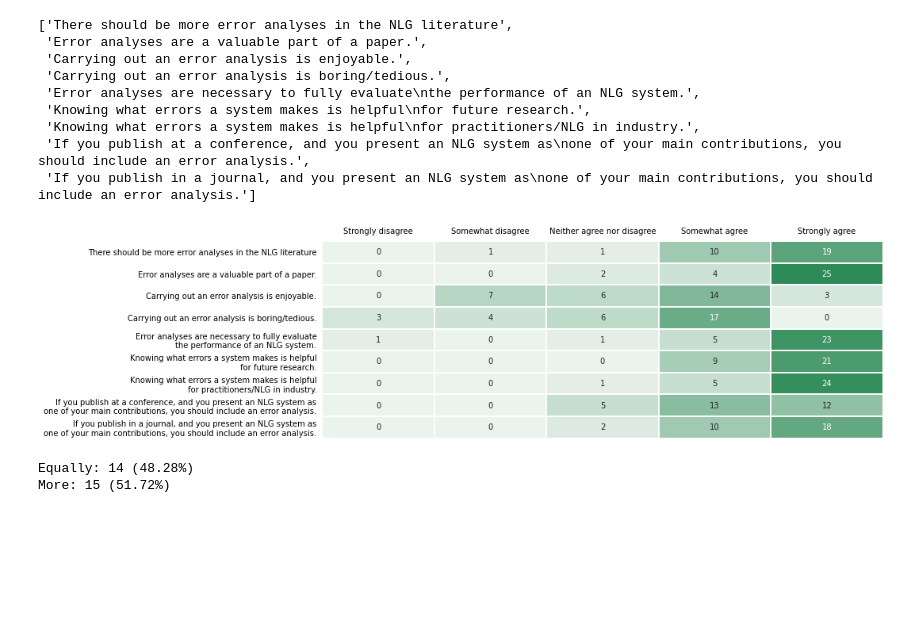
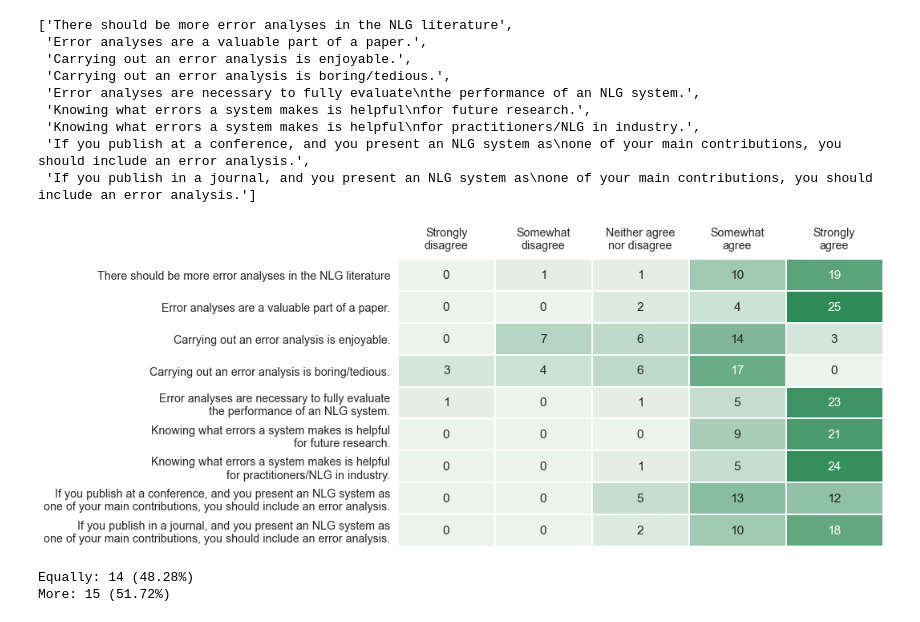
Before and after one commit to evanmiltenburg/ErrorAnalysisSurvey, a Jupyter notebook: Results/Analysis.ipynb, the cells around one changed output. Drawn from its saved outputs; the diff is of its cells as text; code cells hidden in the pictures; blank space fills up the shorter version.

```diff
--- a/Results/Analysis.ipynb
+++ b/Results/Analysis.ipynb
@@ -394,15 +420,18 @@ df = df.pivot(index='question', columns='answer', values='percentage')
 # Reorder columns:
 df = df[['Strongly disagree', 'Somewhat disagree', 'Neither agree nor disagree', 'Somewhat agree', 'Strongly agree']]
 
-plt.rcParams["figure.figsize"] = (15,4)
+plt.rcParams["figure.figsize"] = (15,4.5)
+sns.set(font_scale = 1.3)
 ax = sns.heatmap(df,cmap=sns.light_palette("seagreen", as_cmap=True),linewidth=1,cbar=False,annot=True)
-ax.xaxis.tick_top()
+#ax.xaxis.tick_top()
+
+answers = ['Strongly\ndisagree', 'Somewhat\ndisagree', 'Neither agree\nnor disagree', 'Somewhat\nagree', 'Strongly\nagree']
 plt.xticks(np.arange(5) + 0.5, labels=answers)
 plt.yticks(np.arange(9) + 0.5, labels=get_questions(16,9))
 plt.tick_params(top=False,left=False)
 plt.xlabel('')
 plt.ylabel('')
-plt.title("I would be more likely to carry out an analysis in a conference/journal paper if…", y=1.2)
+plt.title("I would be more likely to carry out an analysis in a conference/journal paper if…", y=1.05)
 plt.tight_layout()
 plt.savefig("Q16.pdf")
 # %% [output]
@@ -521,33 +543,36 @@ modified_questions
 # %%
 answers = ['Strongly disagree', 'Somewhat disagree', 'Neither agree nor disagree', 'Somewhat agree', 'Strongly agree']
 records = []
 for question, counts in underscored(18,9,consented).items():
     for answer in answers:
         percentage = 0
         if answer in counts:
             percentage = counts[answer]['number']
         record = dict(question=question, answer=answer, percentage=percentage)
         records.append(record)
 
 df = pd.DataFrame(records)
 # Pivot to make a square table:
 df = df.pivot(index='question', columns='answer', values='percentage')
 # Reorder columns:
 df = df[['Strongly disagree', 'Somewhat disagree', 'Neither agree nor disagree', 'Somewhat agree', 'Strongly agree']]
 
-plt.rcParams["figure.figsize"] = (15,4)
+plt.rcParams["figure.figsize"] = (15,6)
+sns.set(font_scale = 1.3)
 ax = sns.heatmap(df,cmap=sns.light_palette("seagreen", as_cmap=True),linewidth=1,cbar=False,annot=True)
 ax.xaxis.tick_top()
+
+answers = ['Strongly\ndisagree', 'Somewhat\ndisagree', 'Neither agree\nnor disagree', 'Somewhat\nagree', 'Strongly\nagree']
 plt.xticks(np.arange(5) + 0.5, labels=answers)
 plt.yticks(np.arange(9) + 0.5, labels=modified_questions)
 plt.tick_params(top=False,left=False)
 plt.xlabel('')
 plt.ylabel('')
 #plt.title("...", y=1.2)
 plt.tight_layout()
 plt.savefig("Q18.pdf")
 # %% [output]
-[figure, old version]
+[figure, new version]
 # %%
 # More/less/equally likely to include error analysis in journal
 basic_stats(consented, 'Q19')
```
Also changed, not shown: parts of 4 cells of this notebook, 2 other files.
